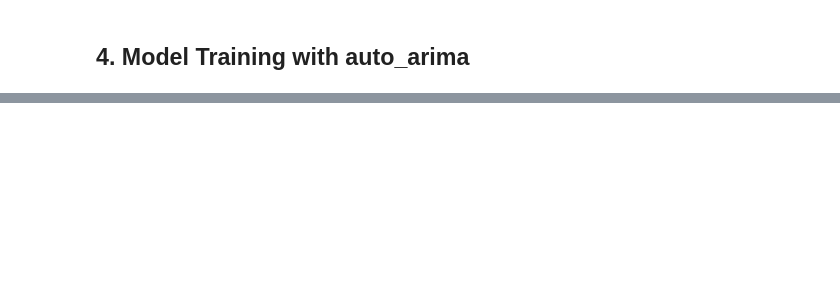
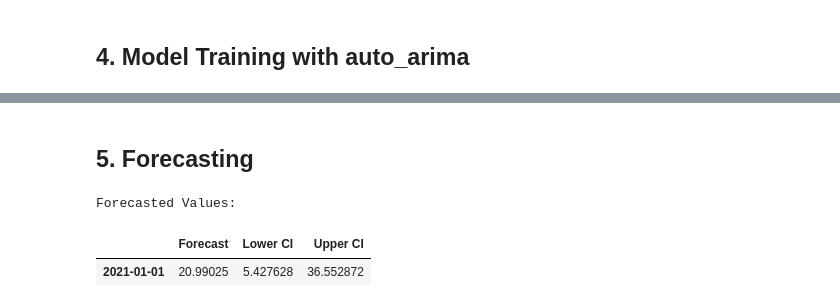
Before and after one commit to r-zeeshan/ai-challenge, a Jupyter notebook: main.ipynb, the cells around one changed output, grey strips where cells are left out. Saved outputs shown, nothing was run; the diff lists cells and outputs as text; code cells hidden in the pictures; blank space fills up the shorter version.

```diff
--- a/main.ipynb
+++ b/main.ipynb
@@ -215,0 +214,26 @@ from pmdarima import auto_arima
+# %%
+from pmdarima import auto_arima
+
+train_series = train_df['WERT']
+
+# Define seasonal period (12 for monthly data)
+seasonal_period = 12
+
+print("\nTraining the auto_arima model...")
+model = auto_arima(
+    train_series,
+    start_p=0, start_q=0,
+    max_p=5, max_q=5,
+    d=None,               # Let auto_arima determine the optimal differencing
+    seasonal=True,
+    m=seasonal_period,
+    start_P=0, start_Q=0,
+    max_P=3, max_Q=3,
+    D=1,                  # Seasonal differencing
+    trace=True,
+    error_action='ignore',
+    suppress_warnings=True,
+    stepwise=True,            # Utilize all available CPUs
+    information_criterion='aic',
+    max_order=10          # Limit the maximum order to prevent excessively large models
+)
@@ -215,0 +258,21 @@ from pmdarima import auto_arima
+# %% [markdown]
+## 5. Forecasting
+# %%
+n_periods = 1
+
+forecast, conf_int = model.predict(n_periods=n_periods, return_conf_int=True)
+last_date = train_series.index[-1]
+forecast_dates = pd.date_range(last_date + pd.DateOffset(months=1), periods=n_periods, freq='MS')
+# %%
+forecast_df = pd.DataFrame({
+    'Forecast': forecast,
+    'Lower CI': conf_int[:, 0],
+    'Upper CI': conf_int[:, 1]
+}, index=forecast_dates)
+
+print("\nForecasted Values:")
+forecast_df
+# %% [output]
+Forecasted Values:
+|  | Forecast | Lower CI | Upper CI |
+| 2021-01-01 | 20.99025 | 5.427628 | 36.552872 |
```
Also changed, not shown: parts of 2 cells of this notebook.
